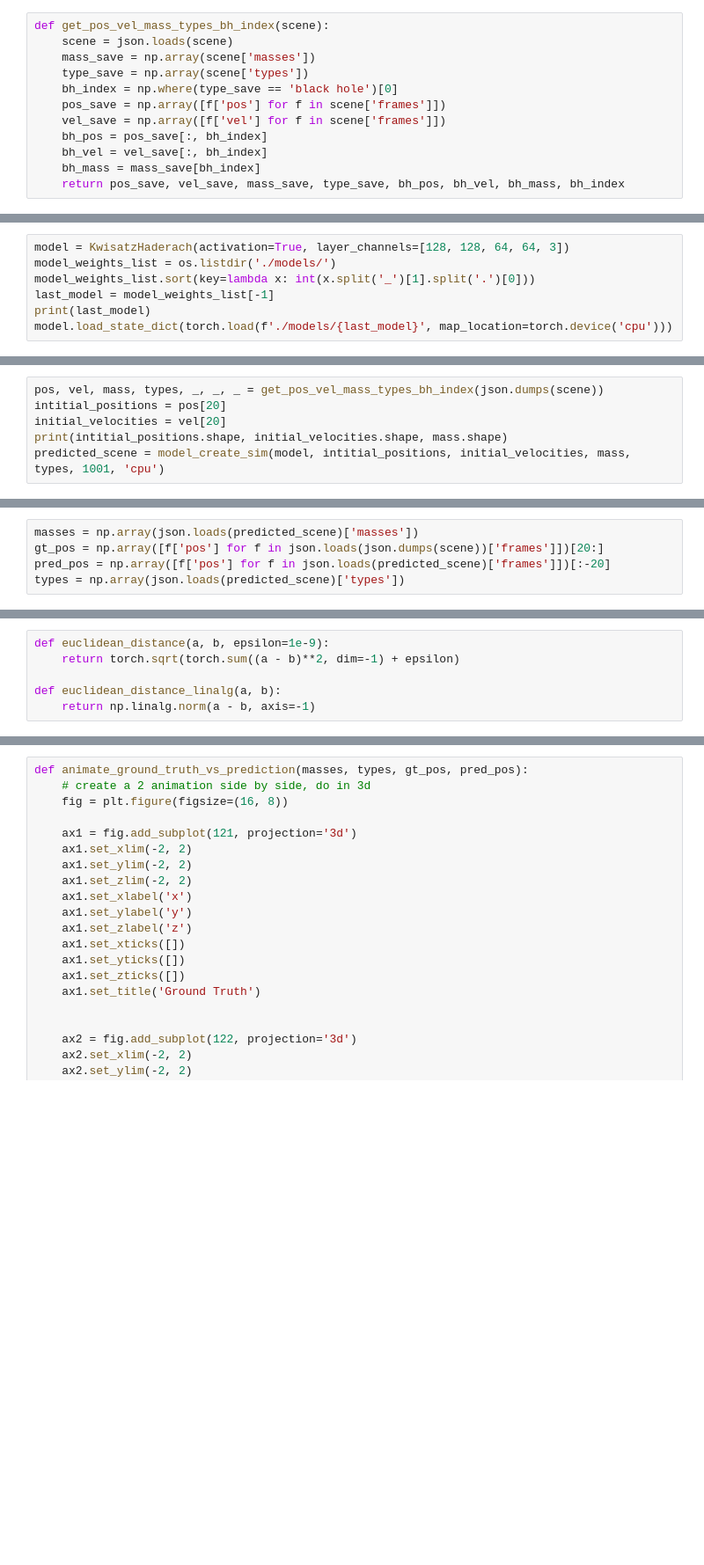
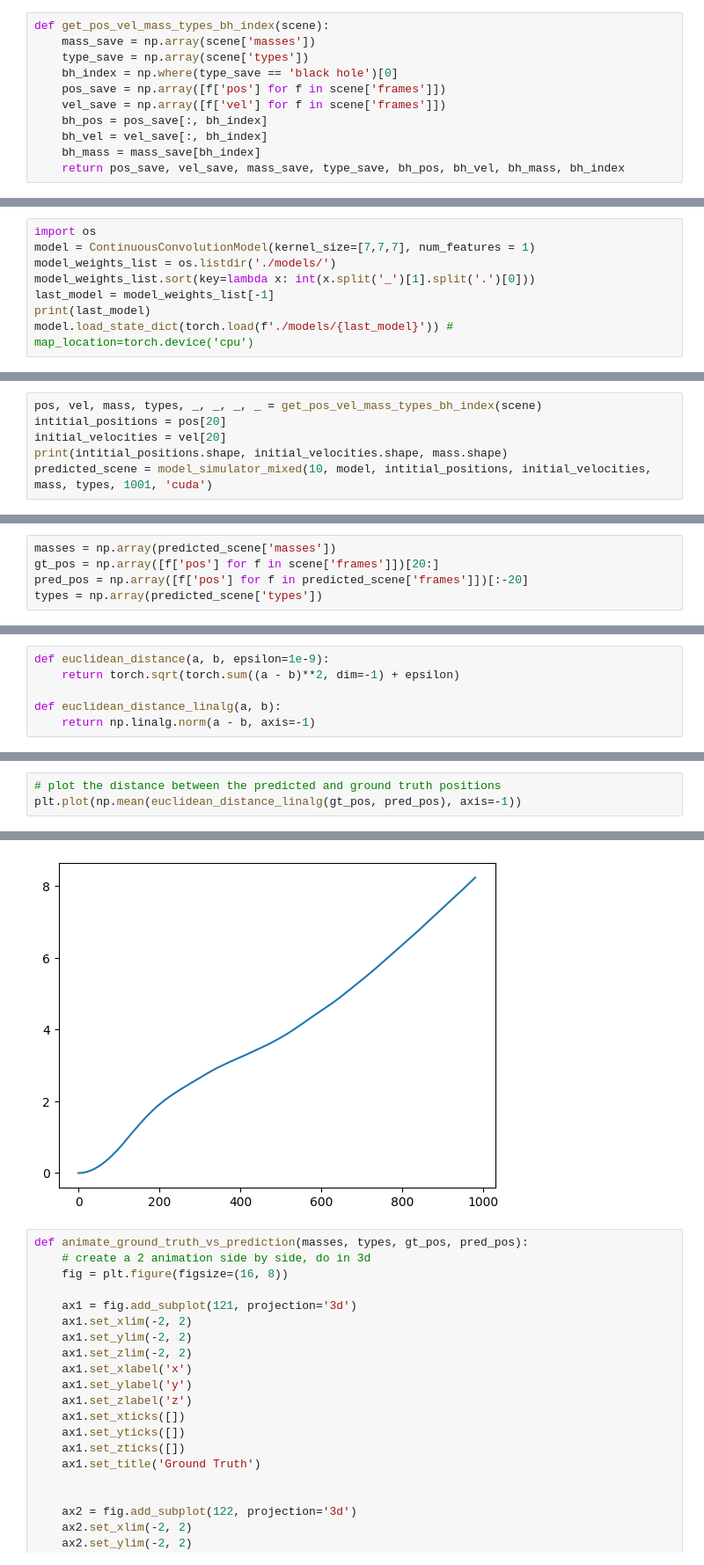
Before and after one commit to bikuta6/nbody-deep-sim, a Jupyter notebook: viz.ipynb, the cells around one changed output, grey strips where cells are left out. Shown at 88% size. Cells and saved outputs as stored; diff of their text form; blank space fills up the shorter version.

Commit message:
new model, refined

```diff
--- a/viz.ipynb
+++ b/viz.ipynb
@@ -93,7 +98,6 @@ len(scene['masses'])
 502
 # %%
 def get_pos_vel_mass_types_bh_index(scene):
-    scene = json.loads(scene)
     mass_save = np.array(scene['masses'])
     type_save = np.array(scene['types'])
     bh_index = np.where(type_save == 'black hole')[0]
@@ -185,10 +248,11 @@ def model_create_sim_bh(model, initial_positions, initial_velocities, masses, ty
 
     return json.dumps(final_json)
 # %%
-model = KwisatzHaderach(activation=True, layer_channels=[128, 128, 64, 64, 3])
+import os
+model = ContinuousConvolutionModel(kernel_size=[7,7,7], num_features = 1)
 model_weights_list = os.listdir('./models/')
 model_weights_list.sort(key=lambda x: int(x.split('_')[1].split('.')[0]))
 last_model = model_weights_list[-1]
 print(last_model)
-model.load_state_dict(torch.load(f'./models/{last_model}', map_location=torch.device('cpu')))
+model.load_state_dict(torch.load(f'./models/{last_model}')) #  map_location=torch.device('cpu')
 # %% [output]
@@ -196,9 +260,9 @@ model_18.pt
 <All keys matched successfully>
 # %%
-pos, vel, mass, types, _, _, _ = get_pos_vel_mass_types_bh_index(json.dumps(scene))
+pos, vel, mass, types, _, _, _, _ = get_pos_vel_mass_types_bh_index(scene)
 intitial_positions = pos[20]
 initial_velocities = vel[20]
 print(intitial_positions.shape, initial_velocities.shape, mass.shape)
-predicted_scene = model_create_sim(model, intitial_positions, initial_velocities, mass, types, 1001, 'cpu')
+predicted_scene = model_simulator_mixed(10, model, intitial_positions, initial_velocities, mass, types, 1001, 'cuda')
 # %% [output]
 (502, 3) (502, 3) (502,)
@@ -206,8 +270,8 @@ torch.Size([502, 1]) torch.Size([502, 3]) torch.Size([502, 3])
 # %%
-masses = np.array(json.loads(predicted_scene)['masses'])
-gt_pos = np.array([f['pos'] for f in json.loads(json.dumps(scene))['frames']])[20:]
-pred_pos = np.array([f['pos'] for f in json.loads(predicted_scene)['frames']])[:-20]
-types = np.array(json.loads(predicted_scene)['types'])
+masses = np.array(predicted_scene['masses'])
+gt_pos = np.array([f['pos'] for f in scene['frames']])[20:]
+pred_pos = np.array([f['pos'] for f in predicted_scene['frames']])[:-20]
+types = np.array(predicted_scene['types'])
 # %%
 gt_pos.shape, pred_pos.shape, masses.shape, types.shape
 # %% [output]
@@ -240,0 +305,4 @@ array([0.00000000e+00, 1.24785297e-04, 5.08033122e-04, 1.14820082e-03,
+# %%
+# plot the distance between the predicted and ground truth positions
+plt.plot(np.mean(euclidean_distance_linalg(gt_pos, pred_pos), axis=-1))
+# %% [output]
@@ -241,3 +310,4 @@ array([0.00000000e+00, 1.24785297e-04, 5.08033122e-04, 1.14820082e-03,
+[figure, added]
 # %%
 def animate_ground_truth_vs_prediction(masses, types, gt_pos, pred_pos):
     # create a 2 animation side by side, do in 3d
```
Also changed, not shown: parts of 7 cells of this notebook, 3 other files.
